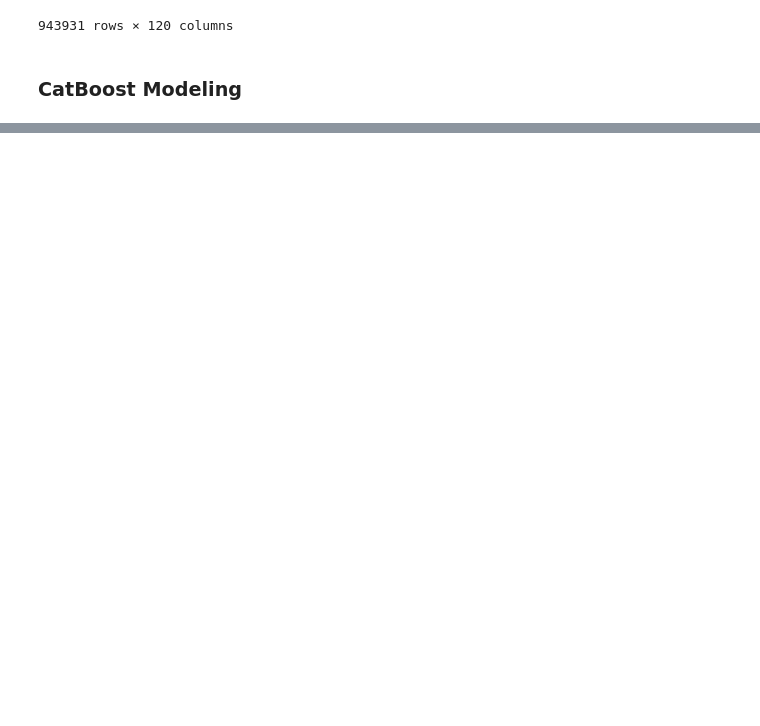
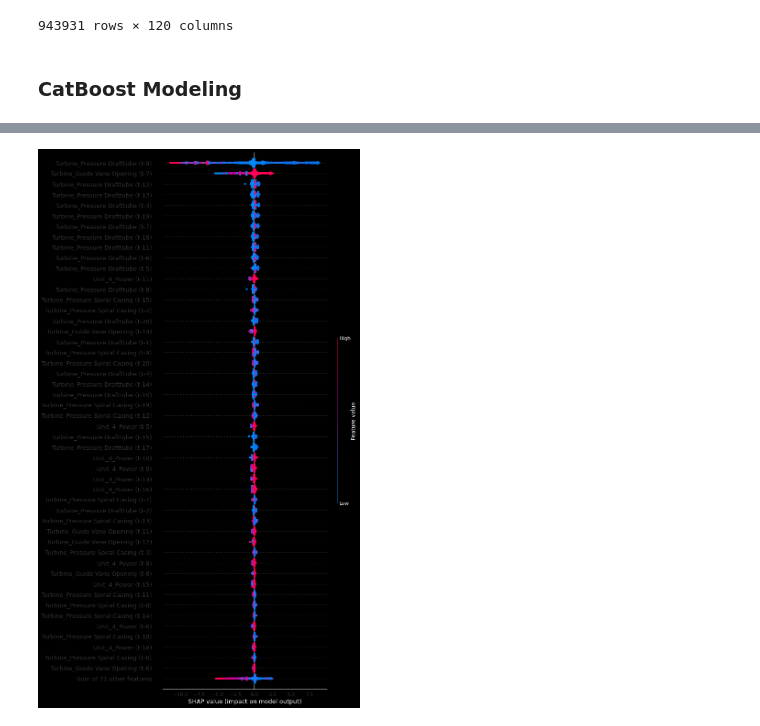
Before and after one commit to mikaelste/krafthack_22, a Jupyter notebook: notebooks/03_shap.ipynb, the cells around one changed output, grey strips where cells are left out. Cells and saved outputs as stored; diff of their text form; code cells hidden in the pictures; blank space fills up the shorter version.

Commit message:
feature_engeneering plus shap

```diff
--- a/notebooks/03_shap.ipynb
+++ b/notebooks/03_shap.ipynb
@@ -102,0 +79,9 @@ Custom logger is already specified. Specify more than one logger at same time is
+# %%
+model = models[0]
+# %%
+explainer = shap.Explainer(model)
+shap_values = explainer(cX_train)
+# %%
+shap.plots.beeswarm(shap_values, max_display=50, order=shap_values.abs.mean(0))
+# %% [output]
+[figure, added]
```
Also changed, not shown: parts of 5 cells of this notebook, 7 other files.
